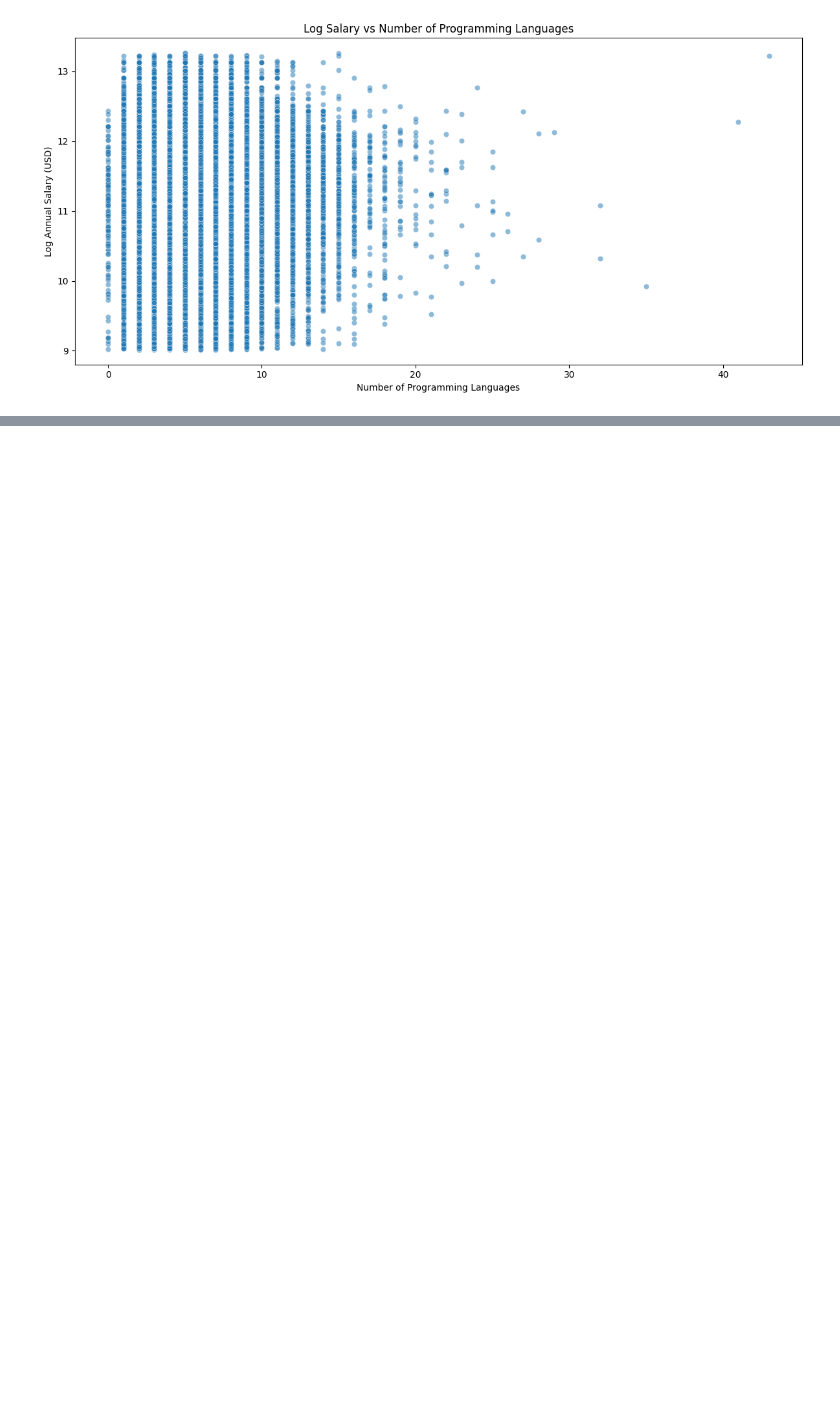
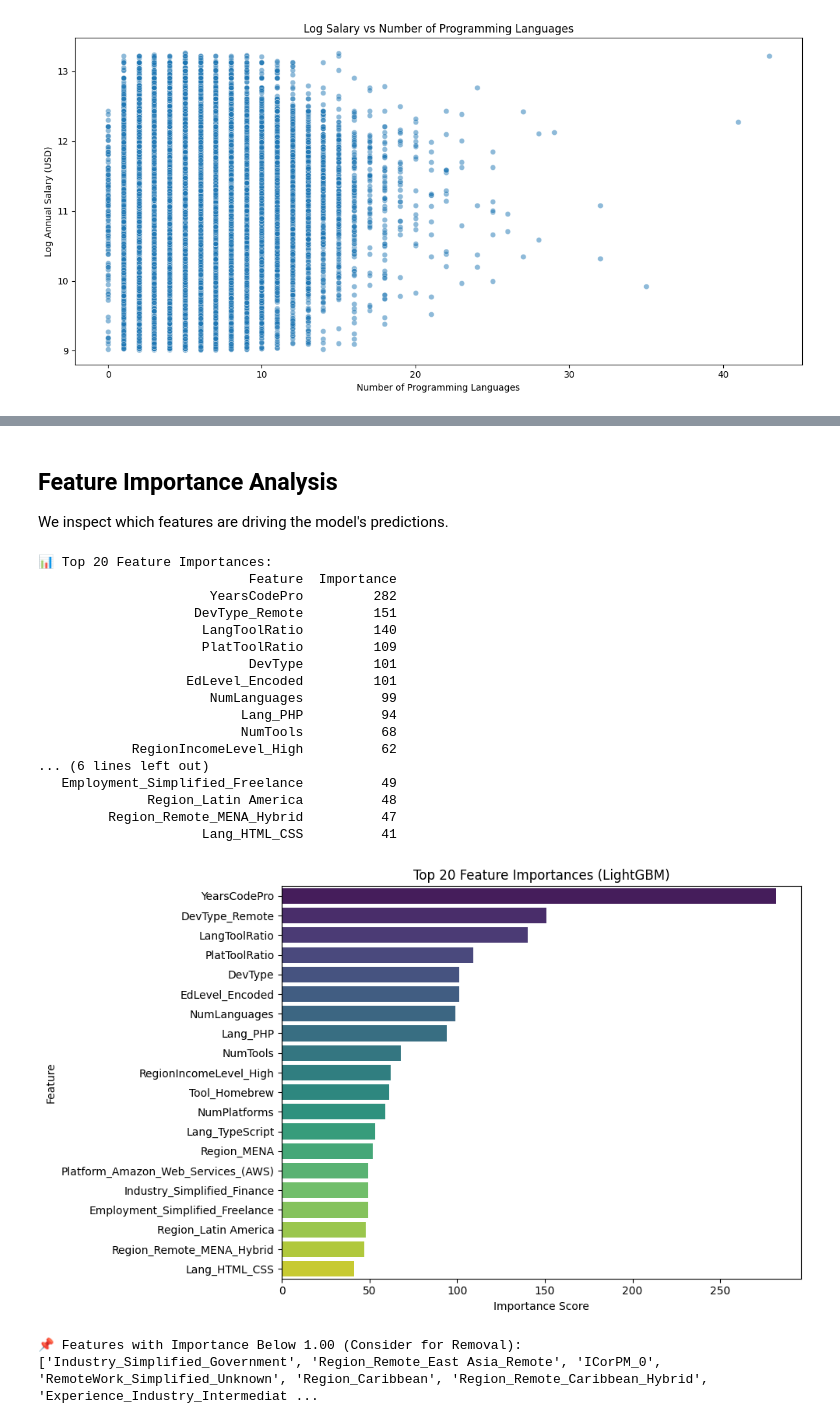
Before and after one commit to Owiti-Charles/Developers-Salary-Predictor, a Jupyter notebook: notebook.ipynb, the cells around one changed output, grey strips where cells are left out. Drawn from its saved outputs; the diff is of its cells as text; code cells hidden in the pictures; blank space fills up the shorter version.

```diff
--- a/notebook.ipynb
+++ b/notebook.ipynb
@@ -2097,0 +1374,56 @@ R²: 0.6124
+# %% [markdown]
+## Feature Importance Analysis
+
+We inspect which features are driving the model's predictions.
+# %%
+preprocessor = model_pipeline.named_steps['preprocessor']
+regressor = model_pipeline.named_steps['regressor']
+
+num_feature_names = numerical_features
+onehot_feature_names = preprocessor.named_transformers_['onehot'].get_feature_names_out(onehot_features)
+target_feature_names = target_encoded_features
+all_feature_names = list(num_feature_names) + list(onehot_feature_names) + list(target_feature_names)
+
+importances = regressor.feature_importances_
+
+feature_importance_df = pd.DataFrame({
+    'Feature': all_feature_names,
+    'Importance': importances
+}).sort_values(by='Importance', ascending=False)
+
+print("\n📊 Top 20 Feature Importances:")
+print(feature_importance_df.head(20).to_string(index=False))
+
+plt.figure(figsize=(10, 6))
+sns.barplot(data=feature_importance_df.head(20), x='Importance', y='Feature', palette='viridis')
+plt.title('Top 20 Feature Importances (LightGBM)')
+plt.xlabel('Importance Score')
+plt.ylabel('Feature')
+plt.tight_layout()
+plt.show()
+
+threshold = feature_importance_df['Importance'].quantile(0.25)
+low_importance_features = feature_importance_df[feature_importance_df['Importance'] < threshold]['Feature'].tolist()
+print(f"\n📌 Features with Importance Below {threshold:.2f} (Consider for Removal):")
+print(low_importance_features)
+# %% [output]
+📊 Top 20 Feature Importances:
+                           Feature  Importance
+                      YearsCodePro         282
+                    DevType_Remote         151
+                     LangToolRatio         140
+                     PlatToolRatio         109
+                           DevType         101
+                   EdLevel_Encoded         101
+                      NumLanguages          99
+                          Lang_PHP          94
+                          NumTools          68
+            RegionIncomeLevel_High          62
+... (6 lines left out)
+   Employment_Simplified_Freelance          49
+              Region_Latin America          48
+         Region_Remote_MENA_Hybrid          47
+                     Lang_HTML_CSS          41
+[figure, added]
+📌 Features with Importance Below 1.00 (Consider for Removal):
+['Industry_Simplified_Government', 'Region_Remote_East Asia_Remote', 'ICorPM_0', 'RemoteWork_Simplified_Unknown', 'Region_Caribbean', 'Region_Remote_Caribbean_Hybrid', 'Experience_Industry_Intermediat ...
```
Also changed, not shown: parts of 100 cells of this notebook.
